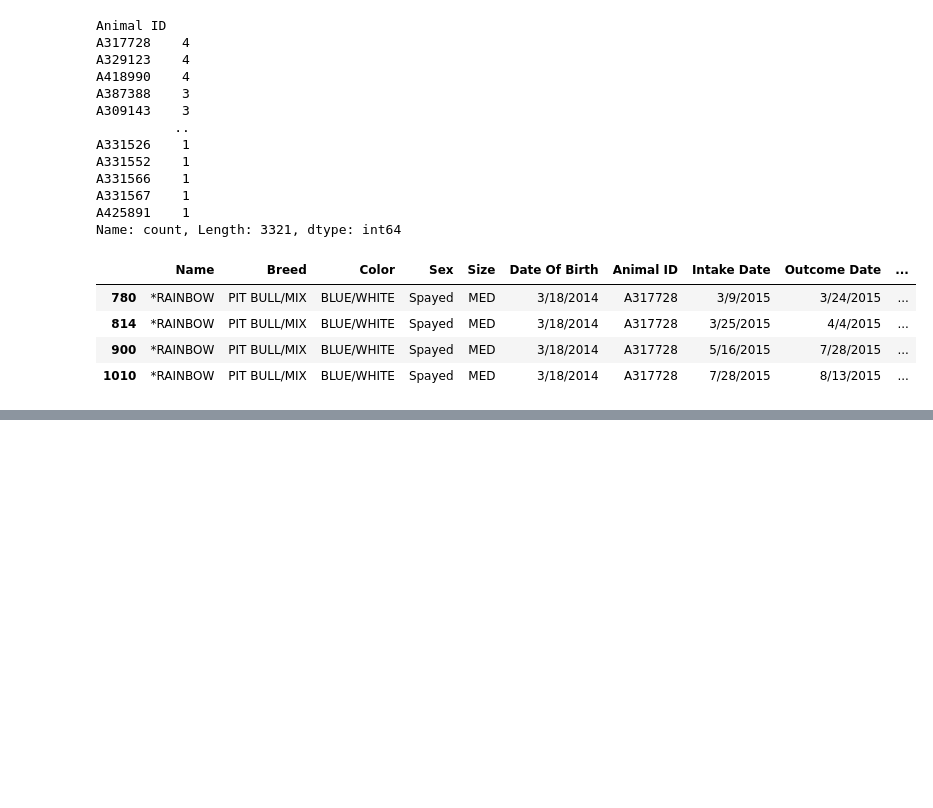
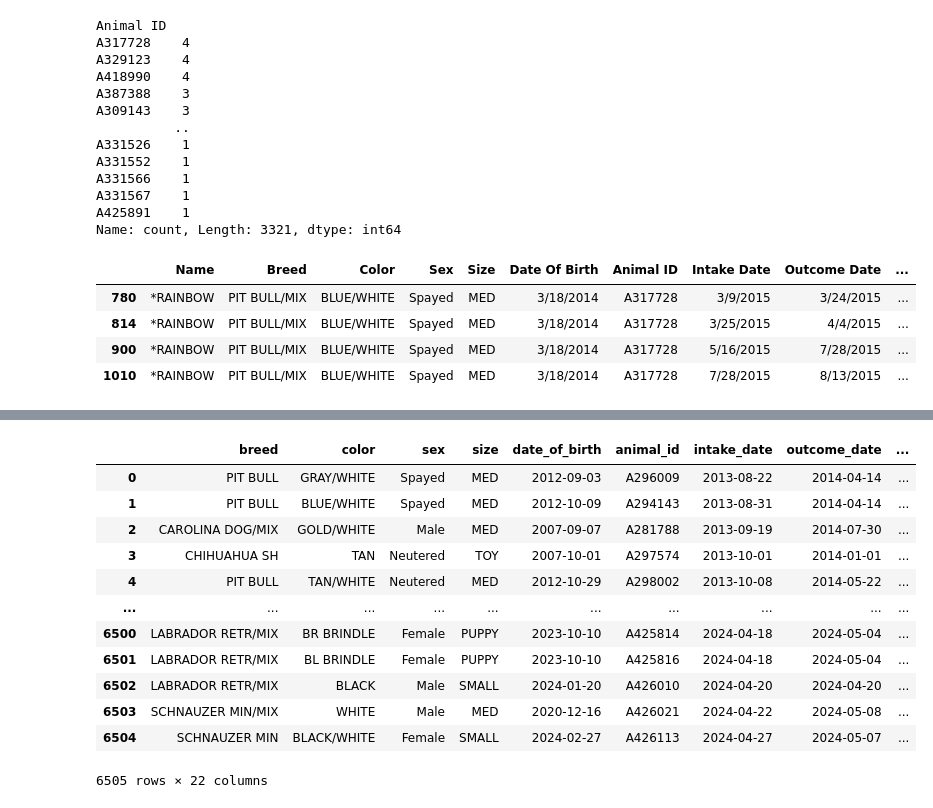
Before and after one commit to rty10/doggy-doggy-what-now, a Jupyter notebook: python_notebooks/nontemporal_EDA_01.ipynb, the cells around one changed output, grey strips where cells are left out. Drawn from its saved outputs; the diff is of its cells as text; code cells hidden in the pictures; blank space fills up the shorter version.

```diff
--- a/python_notebooks/nontemporal_EDA_01.ipynb
+++ b/python_notebooks/nontemporal_EDA_01.ipynb
@@ -461,0 +587,31 @@ of_interest = features + outcomes
+# %%
+outcome_methods = {
+    'WALKIN':'realtime',
+    'REFERRAL':'realtime',
+    'INTERNET':'online',
+    'RESCUE GRP':'realtime',
+    'SPEC EVENT':'realtime',
+    'AD NWSPAPR':'media',
+    'AD RADIO':'media',
+    'FINDER':'online',
+    'FACEBOOK':'online',
+    'MOB EVENT':'realtime',
+    'FB SCAS':'online',
+    'WESTFARM':'realtime',
+    'SCAS WEB':'online',
+    'REFERRAL-V':'realtime',
+    'REFERRAL-O':'realtime',
+    'REFERRAL-F':'realtime',
+    'VOLUNTEER':'realtime',
+    'OTH_MEDIA':"media",
+    'ADVERT':"media",
+    'FB OTHER':'online',
+    'INSTAGRAM':'online'}
+
+dog_df['outcome_adopt_subtype'] = ''
+for i in range(len(dog_df)):
+    if dog_df.loc[i,'outcome_type'] != 'ADOPTION':
+        dog_df.loc[i, 'outcome_adopt_subtype'] = 'none'
+    else:
+        dog_df.loc[i, 'outcome_adopt_subtype'] = outcome_methods[dog_df.loc[i, 'outcome_subtype']]
+del outcome_methods
@@ -461,0 +631,2 @@ of_interest = features + outcomes
+# %%
+dog_df = dog_df[dog_df.outcome_type != 'RETURN TO OWNER'].reset_index(drop=True)
@@ -461,0 +678,25 @@ of_interest = features + outcomes
+# %%
+def convert_dates(year, month, day):
+    return round(int(year) + int(month)/12 + int(day)/365.25, 2)
+
+def age(date1, date2):
+    return convert_dates(date1.year,date1.month,date1.day)-convert_dates(date2.year,date2.month,date2.day)
+
+dog_df['intake_age']  = dog_df.apply(lambda x: age(x['intake_date'],x['date_of_birth']),axis=1)
+dog_df['outcome_age'] = dog_df.apply(lambda x: age(x['outcome_date'],x['date_of_birth']),axis=1)
+
+dog_df
+# %% [output]
+|  | breed | color | sex | size | date_of_birth | animal_id | intake_date | outcome_date | ... |
+| 0 | PIT BULL | GRAY/WHITE | Spayed | MED | 2012-09-03 | A296009 | 2013-08-22 | 2014-04-14 | ... |
+| 1 | PIT BULL | BLUE/WHITE | Spayed | MED | 2012-10-09 | A294143 | 2013-08-31 | 2014-04-14 | ... |
+| 2 | CAROLINA DOG/MIX | GOLD/WHITE | Male | MED | 2007-09-07 | A281788 | 2013-09-19 | 2014-07-30 | ... |
+| 3 | CHIHUAHUA SH | TAN | Neutered | TOY | 2007-10-01 | A297574 | 2013-10-01 | 2014-01-01 | ... |
+| 4 | PIT BULL | TAN/WHITE | Neutered | MED | 2012-10-29 | A298002 | 2013-10-08 | 2014-05-22 | ... |
+| ... | ... | ... | ... | ... | ... | ... | ... | ... | ... |
+| 6500 | LABRADOR RETR/MIX | BR BRINDLE | Female | PUPPY | 2023-10-10 | A425814 | 2024-04-18 | 2024-05-04 | ... |
+| 6501 | LABRADOR RETR/MIX | BL BRINDLE | Female | PUPPY | 2023-10-10 | A425816 | 2024-04-18 | 2024-05-04 | ... |
+| 6502 | LABRADOR RETR/MIX | BLACK | Male | SMALL | 2024-01-20 | A426010 | 2024-04-20 | 2024-04-20 | ... |
+| 6503 | SCHNAUZER MIN/MIX | WHITE | Male | MED | 2020-12-16 | A426021 | 2024-04-22 | 2024-05-08 | ... |
+| 6504 | SCHNAUZER MIN | BLACK/WHITE | Female | SMALL | 2024-02-27 | A426113 | 2024-04-27 | 2024-05-07 | ... |
+6505 rows × 22 columns
```
Also changed, not shown: parts of 27 cells of this notebook, 3 other files.
